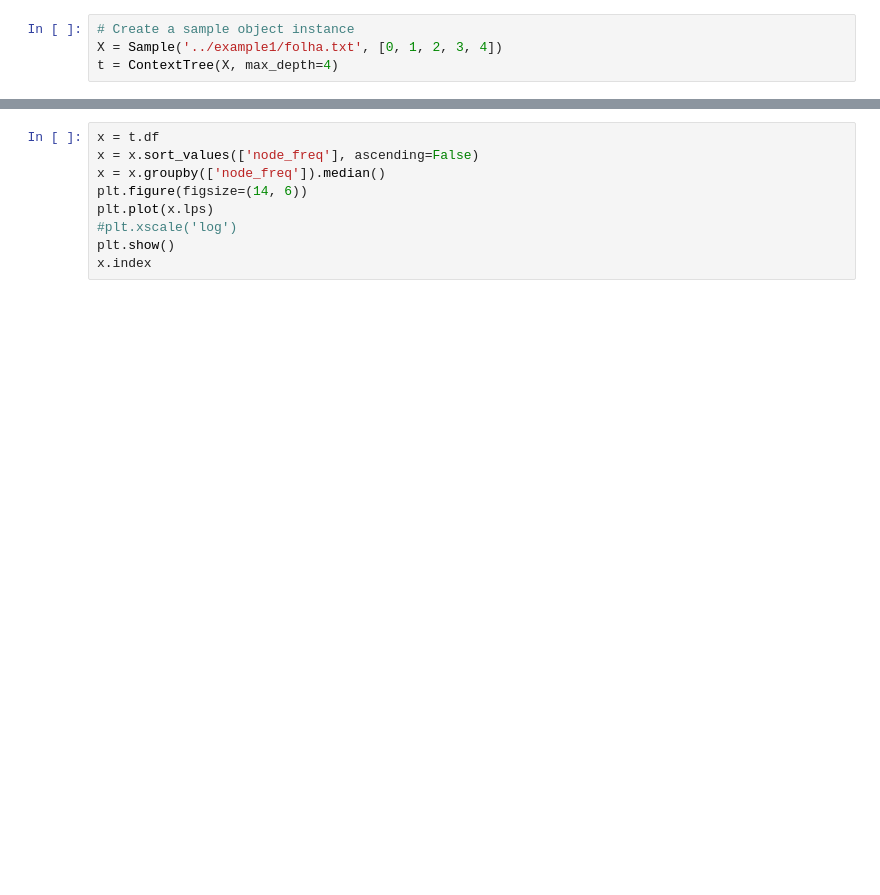
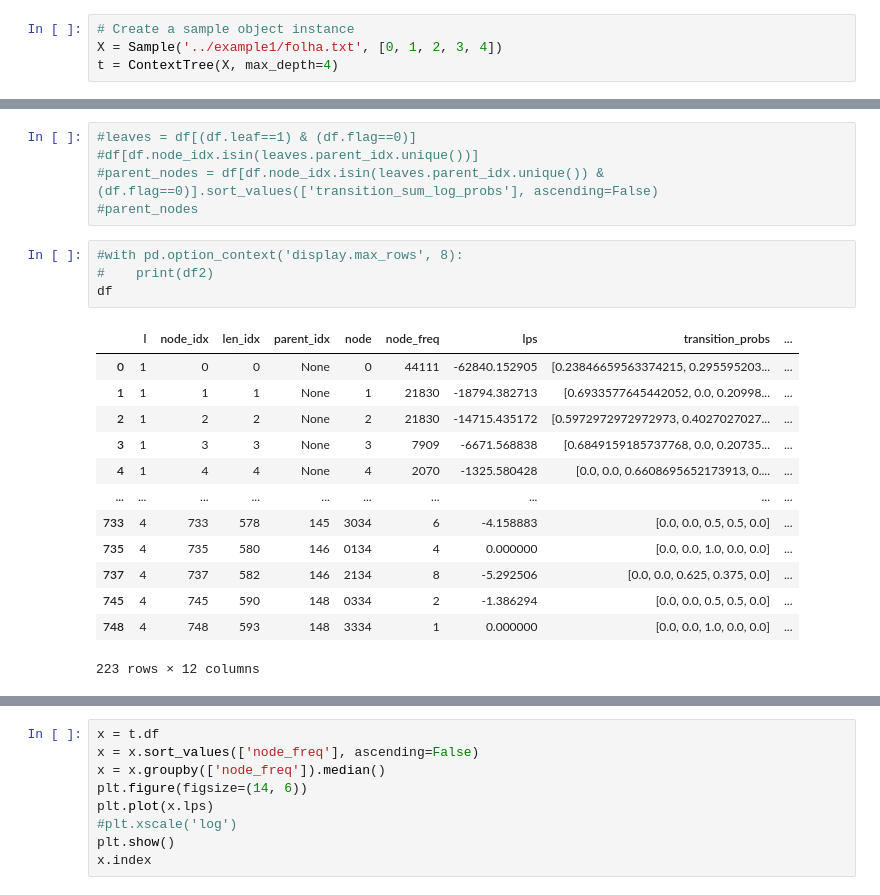
Before and after one commit to neuromat/smallest_maximizer_criterion, a Jupyter notebook: examples/notebooks/Pruning context trees.ipynb, the cells around one changed output, grey strips where cells are left out. Drawn from its saved outputs; the diff is of its cells as text; blank space fills up the shorter version.

```diff
--- a/examples/notebooks/Pruning context trees.ipynb
+++ b/examples/notebooks/Pruning context trees.ipynb
@@ -97,0 +133,23 @@ array([148, 103, 145, 124, 128, 33, 49, 146, 69, 137, 123, 44, 98, 133,
+# %%
+#leaves = df[(df.leaf==1) & (df.flag==0)]
+#df[df.node_idx.isin(leaves.parent_idx.unique())]
+#parent_nodes = df[df.node_idx.isin(leaves.parent_idx.unique()) & (df.flag==0)].sort_values(['transition_sum_log_probs'], ascending=False)
+#parent_nodes
+# %%
+#with pd.option_context('display.max_rows', 8):
+#    print(df2)
+df
+# %% [output]
+|  | l | node_idx | len_idx | parent_idx | node | node_freq | lps | transition_probs | ... |
+| 0 | 1 | 0 | 0 | None | 0 | 44111 | -62840.152905 | [0.23846659563374215, 0.295595203... | ... |
+| 1 | 1 | 1 | 1 | None | 1 | 21830 | -18794.382713 | [0.6933577645442052, 0.0, 0.20998... | ... |
+| 2 | 1 | 2 | 2 | None | 2 | 21830 | -14715.435172 | [0.5972972972972973, 0.4027027027... | ... |
+| 3 | 1 | 3 | 3 | None | 3 | 7909 | -6671.568838 | [0.6849159185737768, 0.0, 0.20735... | ... |
+| 4 | 1 | 4 | 4 | None | 4 | 2070 | -1325.580428 | [0.0, 0.0, 0.6608695652173913, 0.... | ... |
+| ... | ... | ... | ... | ... | ... | ... | ... | ... | ... |
+| 733 | 4 | 733 | 578 | 145 | 3034 | 6 | -4.158883 | [0.0, 0.0, 0.5, 0.5, 0.0] | ... |
+| 735 | 4 | 735 | 580 | 146 | 0134 | 4 | 0.000000 | [0.0, 0.0, 1.0, 0.0, 0.0] | ... |
+| 737 | 4 | 737 | 582 | 146 | 2134 | 8 | -5.292506 | [0.0, 0.0, 0.625, 0.375, 0.0] | ... |
+| 745 | 4 | 745 | 590 | 148 | 0334 | 2 | -1.386294 | [0.0, 0.0, 0.5, 0.5, 0.0] | ... |
+| 748 | 4 | 748 | 593 | 148 | 3334 | 1 | 0.000000 | [0.0, 0.0, 1.0, 0.0, 0.0] | ... |
+223 rows × 12 columns
```
Also changed, not shown: parts of 20 cells of this notebook, 1 other file.
